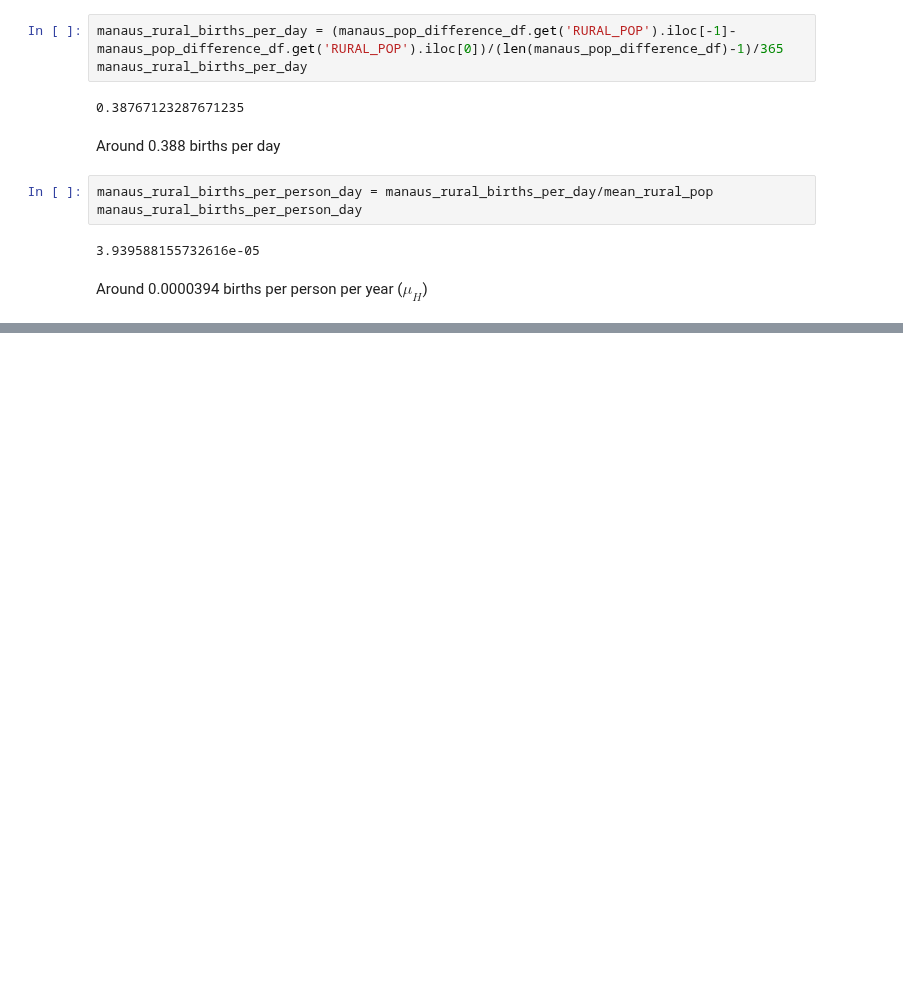
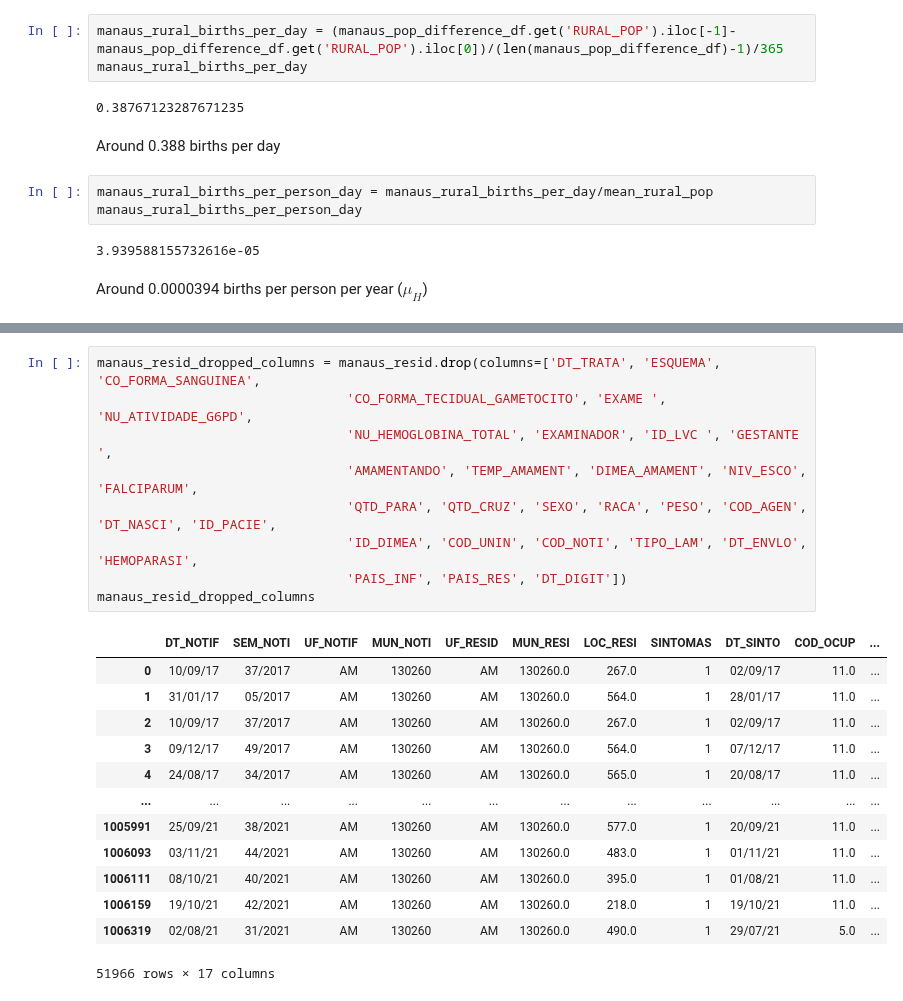
Before and after one commit to RaphaLevy/Study_on_Malaria_dynamics, a Jupyter notebook: sivep_data/Manaus_Pop_and_Cases_2017_2021.ipynb, the cells around one changed output, grey strips where cells are left out. Cells and saved outputs as stored; diff of their text form; blank space fills up the shorter version.

```diff
--- a/sivep_data/Manaus_Pop_and_Cases_2017_2021.ipynb
+++ b/sivep_data/Manaus_Pop_and_Cases_2017_2021.ipynb
@@ -621,0 +654,23 @@ Around 0.0000394 births per person per year ($\mu_H$)
+# %%
+manaus_resid_dropped_columns = manaus_resid.drop(columns=['DT_TRATA', 'ESQUEMA', 'CO_FORMA_SANGUINEA',
+                                'CO_FORMA_TECIDUAL_GAMETOCITO', 'EXAME ', 'NU_ATIVIDADE_G6PD',
+                                'NU_HEMOGLOBINA_TOTAL', 'EXAMINADOR', 'ID_LVC ', 'GESTANTE ',
+                                'AMAMENTANDO', 'TEMP_AMAMENT', 'DIMEA_AMAMENT', 'NIV_ESCO', 'FALCIPARUM',
+                                'QTD_PARA', 'QTD_CRUZ', 'SEXO', 'RACA', 'PESO', 'COD_AGEN', 'DT_NASCI', 'ID_PACIE',
+                                'ID_DIMEA', 'COD_UNIN', 'COD_NOTI', 'TIPO_LAM', 'DT_ENVLO', 'HEMOPARASI',
+                                'PAIS_INF', 'PAIS_RES', 'DT_DIGIT'])
+manaus_resid_dropped_columns
+# %% [output]
+|  | DT_NOTIF | SEM_NOTI | UF_NOTIF | MUN_NOTI | UF_RESID | MUN_RESI | LOC_RESI | SINTOMAS | DT_SINTO | COD_OCUP | ... |
+| 0 | 10/09/17 | 37/2017 | AM | 130260 | AM | 130260.0 | 267.0 | 1 | 02/09/17 | 11.0 | ... |
+| 1 | 31/01/17 | 05/2017 | AM | 130260 | AM | 130260.0 | 564.0 | 1 | 28/01/17 | 11.0 | ... |
+| 2 | 10/09/17 | 37/2017 | AM | 130260 | AM | 130260.0 | 267.0 | 1 | 02/09/17 | 11.0 | ... |
+| 3 | 09/12/17 | 49/2017 | AM | 130260 | AM | 130260.0 | 564.0 | 1 | 07/12/17 | 11.0 | ... |
+| 4 | 24/08/17 | 34/2017 | AM | 130260 | AM | 130260.0 | 565.0 | 1 | 20/08/17 | 11.0 | ... |
+| ... | ... | ... | ... | ... | ... | ... | ... | ... | ... | ... | ... |
+| 1005991 | 25/09/21 | 38/2021 | AM | 130260 | AM | 130260.0 | 577.0 | 1 | 20/09/21 | 11.0 | ... |
+| 1006093 | 03/11/21 | 44/2021 | AM | 130260 | AM | 130260.0 | 483.0 | 1 | 01/11/21 | 11.0 | ... |
+| 1006111 | 08/10/21 | 40/2021 | AM | 130260 | AM | 130260.0 | 395.0 | 1 | 01/08/21 | 11.0 | ... |
+| 1006159 | 19/10/21 | 42/2021 | AM | 130260 | AM | 130260.0 | 218.0 | 1 | 19/10/21 | 11.0 | ... |
+| 1006319 | 02/08/21 | 31/2021 | AM | 130260 | AM | 130260.0 | 490.0 | 1 | 29/07/21 | 5.0 | ... |
+51966 rows × 17 columns
```
Also changed, not shown: parts of 7 cells of this notebook.
